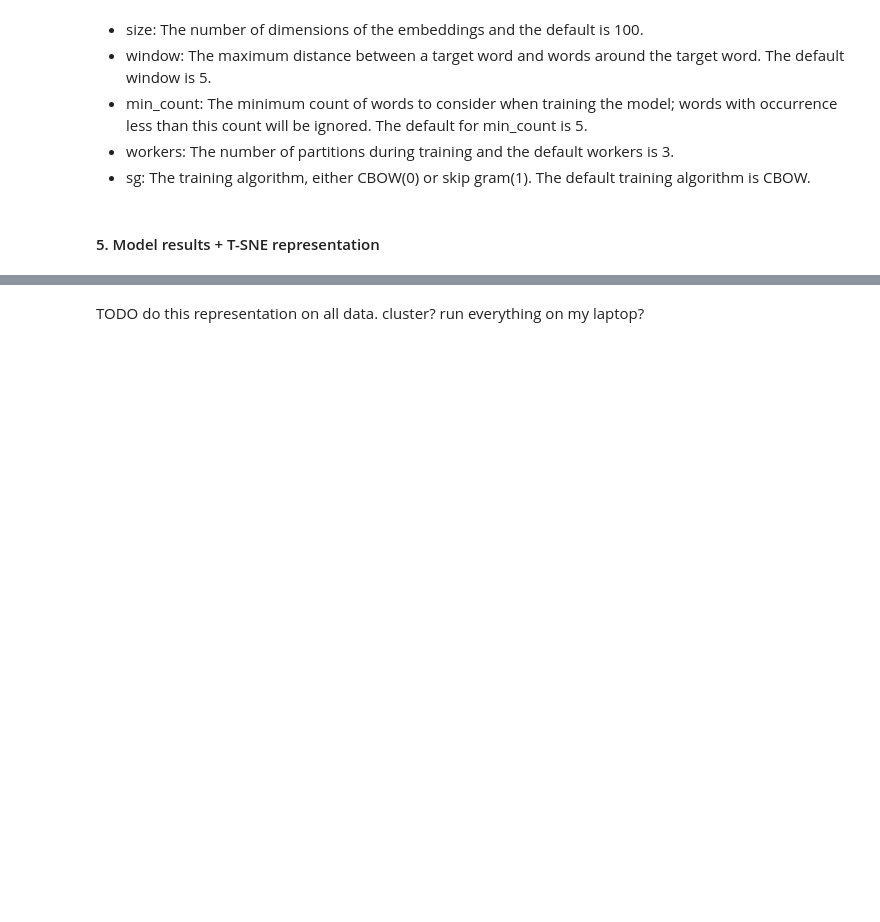
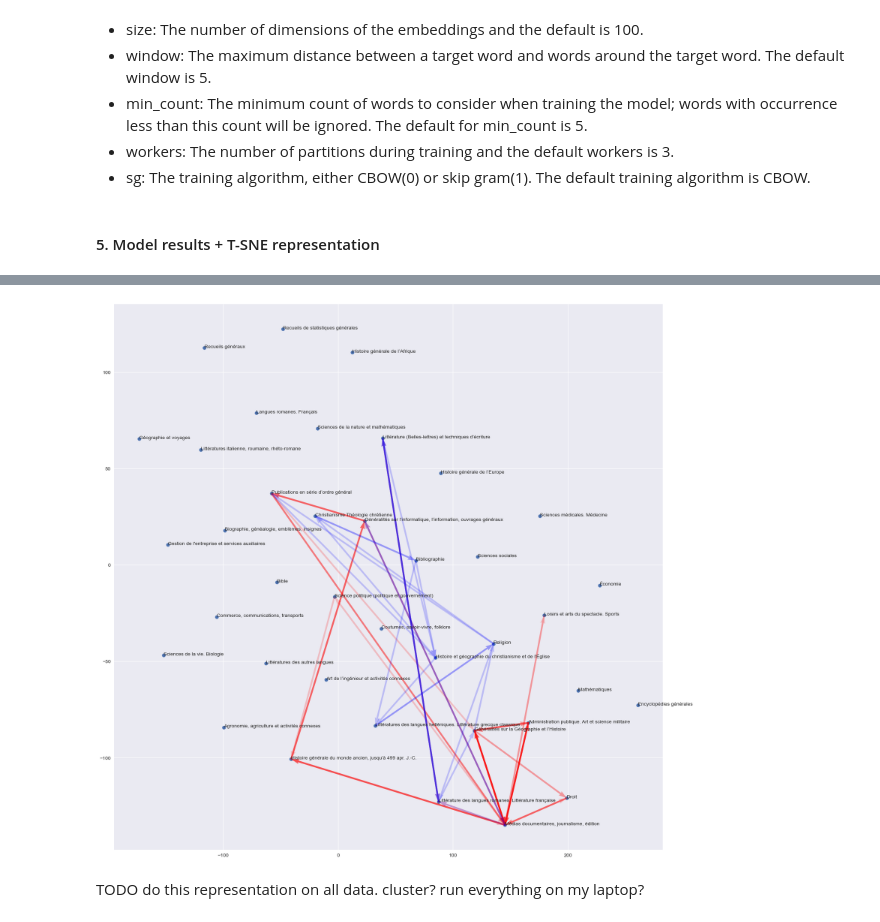
Before and after one commit to Kaabachi/TDA-Gallica, a Jupyter notebook: Project.ipynb, the cells around one changed output, grey strips where cells are left out. Saved outputs shown, nothing was run; the diff lists cells and outputs as text; code cells hidden in the pictures; blank space fills up the shorter version.

```diff
--- a/Project.ipynb
+++ b/Project.ipynb
@@ -502,7 +577,7 @@ from gensim.models import Word2Vec
 * workers: The number of partitions during training and the default workers is 3.
 * sg: The training algorithm, either CBOW(0) or skip gram(1). The default training algorithm is CBOW.
 # %%
-model = Word2Vec(corpus, min_count=1,size= 50,workers=3, window =3, sg = 1)
+model = Word2Vec(corpus, min_count=2,size= 100,workers=3, window =3, sg = 1)
 # %% [markdown]
 #### 5. Model results + T-SNE representation
 # %%
@@ -522,0 +600,60 @@ array([ 0.00323837,  0.00182838, -0.00300966, -0.00372714,  0.00717202,
+# %%
+from sklearn.manifold import TSNE
+from sklearn.datasets import fetch_20newsgroups
+import re
+import matplotlib.pyplot as plt
+import matplotlib as mpl
+
+vocab = list(model.wv.vocab)
+X = model.wv[vocab]
+
+tsne = TSNE(n_components=2)
+X_tsne = tsne.fit_transform(X)
+df = pd.DataFrame(X_tsne, index=vocab, columns=['x', 'y'])
+df = df.drop('')
+# %%
+
+fig = plt.figure(figsize=(20,20))
+ax = fig.add_subplot(1, 1, 1)
+mpl.style.use('seaborn')
+
+ax.scatter(df['x'], df['y'])
+for word, pos in df.iterrows():
+    ax.annotate(word, pos)
+
+
+# create path 1
+path_1 = list(sessions_5.iloc[10]['document_theme_path'])
+path_1_vectors = []
+for p in path_1:
+    if p in df.index:
+        path_1_vectors.append(list(df.loc[p][['x','y']]))
+
+path_1_vectors = np.array(path_1_vectors)
+
+x = path_1_vectors[:, 0]
+y = path_1_vectors[:, 1]
+
+
+a1 = plt.quiver(x[:-1], y[:-1], x[1:]-x[:-1], y[1:]-y[:-1], scale_units='xy', angles='xy', scale=1,width = 0.003,color = 'red',alpha=.2 )
+
+
+#create path 2
+path_2 = list(sessions_5.iloc[33]['document_theme_path'])
+path_2_vectors = []
+for p in path_2:
+    if p in df.index:
+        path_2_vectors.append(list(df.loc[p][['x','y']]))
+
+path_2_vectors = np.array(path_2_vectors)
+
+x = path_2_vectors[:, 0]
+y = path_2_vectors[:, 1]
+
+
+a2 = plt.quiver(x[:-1], y[:-1], x[1:]-x[:-1], y[1:]-y[:-1], scale_units='xy', angles='xy', scale=1,width = 0.003,color = 'blue',alpha=.2 )
+
+
+plt.show()
+# %% [output]
+[figure, added]
```
Also changed, not shown: parts of 31 cells of this notebook, 1 other file.
